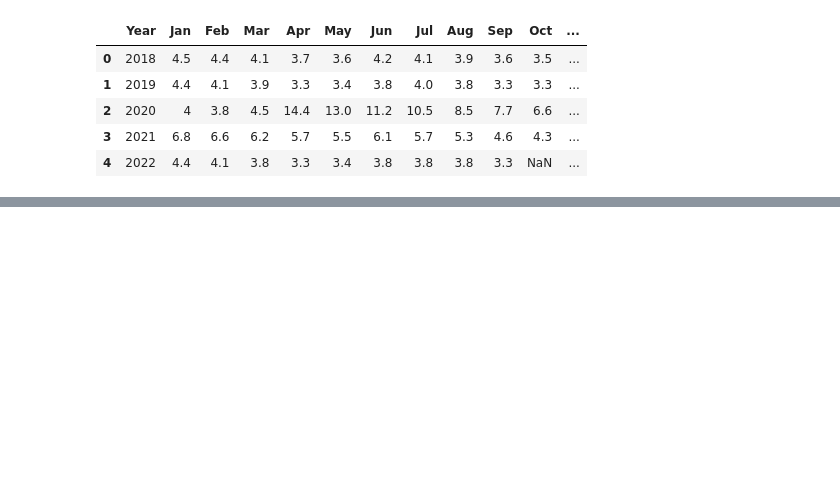
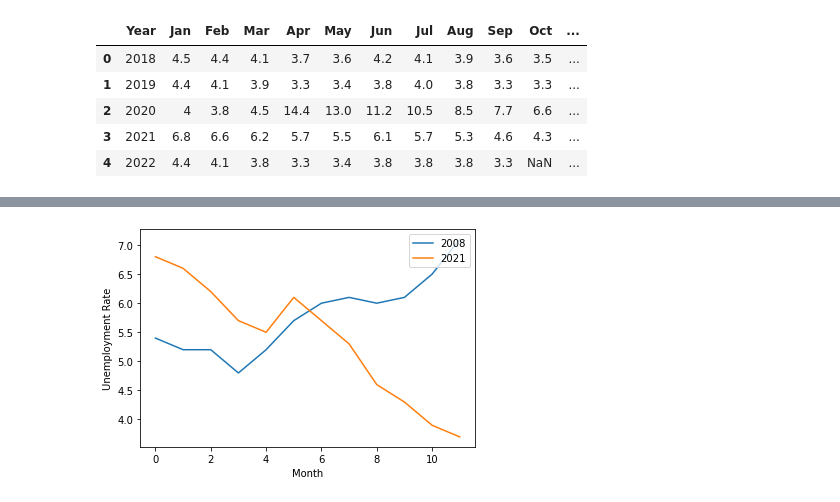
Before and after one commit to Gonsteven11/Project-1-V2, a Jupyter notebook: UnempData/UnemploymentData.ipynb, the cells around one changed output, grey strips where cells are left out. Cells and saved outputs as stored; diff of their text form; code cells hidden in the pictures; blank space fills up the shorter version.

```diff
--- a/UnempData/UnemploymentData.ipynb
+++ b/UnempData/UnemploymentData.ipynb
@@ -31,4 +57,16 @@ rates_df.head()
 # %%
-# 3. Comparing employment rates between 08/10 with rates between 20/22
+# 3. Comparing employment rates between 08/10 with rates between 07/22
+value1 = [5.4, 5.2, 5.2, 4.8, 5.2, 5.7, 6.0, 6.1, 6.0, 6.1, 6.5, 7.1]
+value2 = [6.8, 6.6, 6.2, 5.7, 5.5, 6.1, 5.7, 5.3, 4.6, 4.3, 3.9, 3.7]
+
+results1 = DataFrame({'2008': value1, '2021': value2})
+
+results1.plot()
+plt.legend(loc='upper right')
+plt.xlabel("Month")
+plt.ylabel("Unemployment Rate")
+plt.show()
+# %% [output]
+[figure, added]
 # %%
 # Final analysis
```
Also changed, not shown: parts of 8 cells of this notebook, 3 other files.
